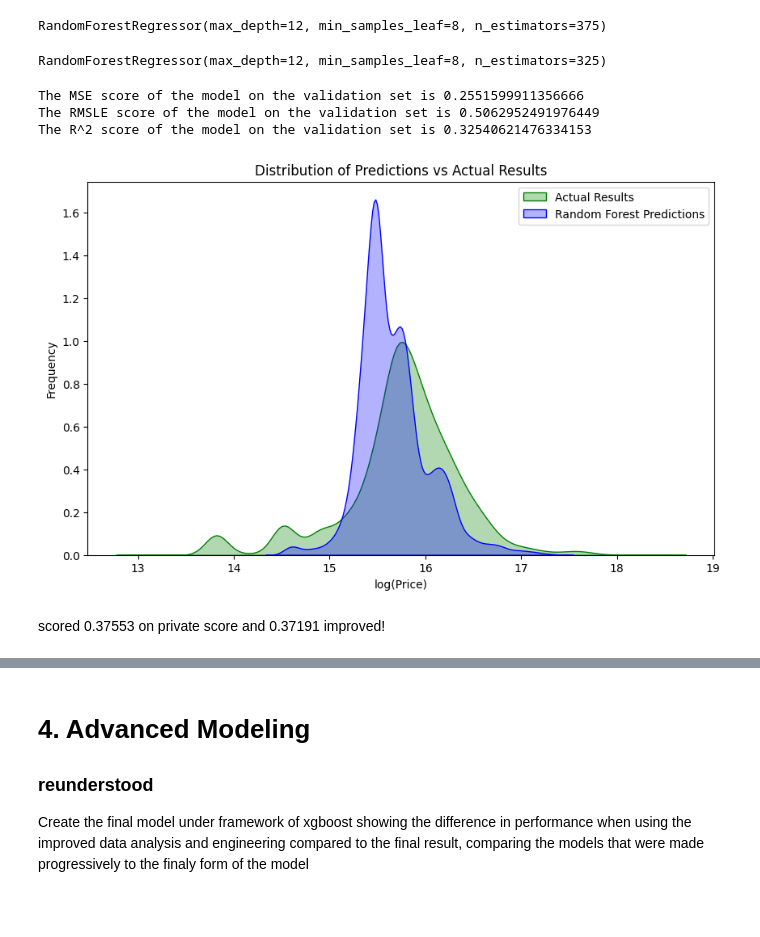
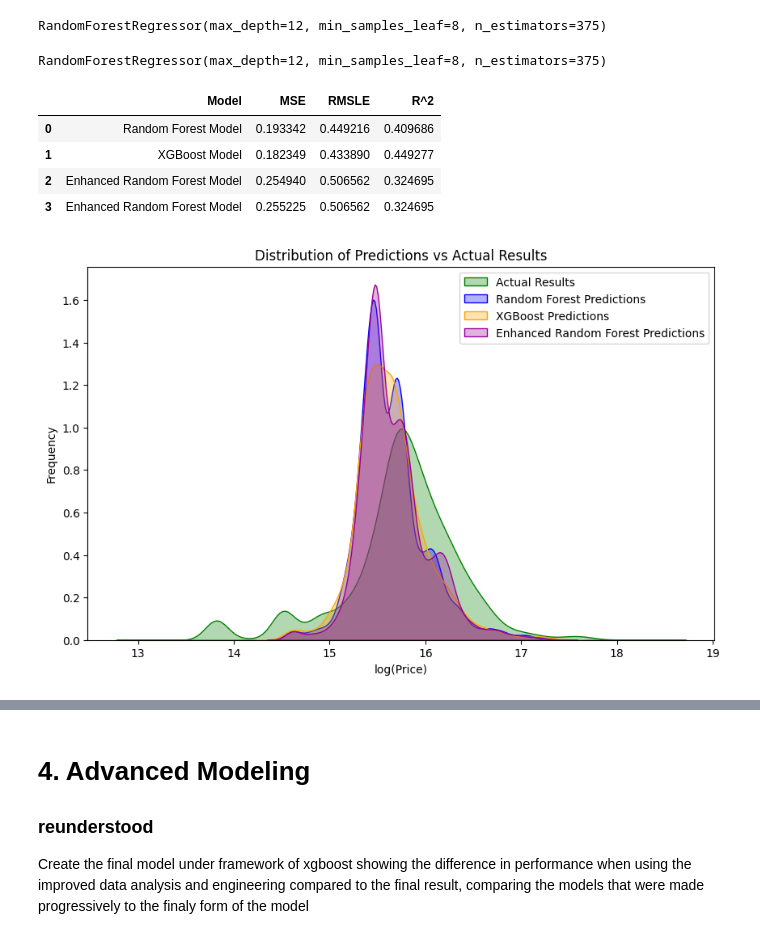
Before and after one commit to TomGeva/ML-project, a Jupyter notebook: ML-Final-Project.ipynb, the cells around one changed output, grey strips where cells are left out. Drawn from its saved outputs; the diff is of its cells as text; code cells hidden in the pictures; blank space fills up the shorter version.

```diff
--- a/ML-Final-Project.ipynb
+++ b/ML-Final-Project.ipynb
@@ -553,7 +556,7 @@ xgbR2 = xgbOptModel.score(xVal, yVal)
 metrics = pd.DataFrame({'Model': ['Random Forest Model', 'XGBoost Model'],
                         'MSE': [rndFrstMseScores.mean(), xgbMseScores.mean()],
                         'RMSLE': [rndFrstRmsle, xgbRmsle],
-                        'R^2': [rndFrstR2, xgbR2]}).set_index('Model')
+                        'R^2': [rndFrstR2, xgbR2]})
 display(metrics)
 
 plt.figure(figsize=(10, 6))
@@ -1562,39 +1431,47 @@ RandomForestRegressor(max_depth=12, min_samples_leaf=8, n_estimators=375)
 shortcutParams = {
     'max_depth': 12,
     'min_samples_leaf': 8,
-    'n_estimators': 325
+    'n_estimators': 375
 }
-shortcutRndFrstModel = RFR(**shortcutParams)
-shortcutRndFrstModel.fit(xTrn, yTrn)
+enhncRndFrstOptModel = RFR(**shortcutParams)
+enhncRndFrstOptModel.fit(xTrn, yTrn)
 # %% [output]
-RandomForestRegressor(max_depth=12, min_samples_leaf=8, n_estimators=325)
+RandomForestRegressor(max_depth=12, min_samples_leaf=8, n_estimators=375)
-# %%
-enhncRndFrstOptModel = shortcutRndFrstModel
 # %%
 enhncRndFrstMseScores = -1 * CVS(enhncRndFrstOptModel, xVal, yVal, cv = 5, scoring = 'neg_mean_squared_error')
-enhncRndFrstRmsle = np.sqrt(np.mean((enhncRndFrstOptModel.predict(xVal) - yVal) ** 2))
+enhncRndFrstPred = enhncRndFrstOptModel.predict(xVal)
+enhncRndFrstRmsle = np.sqrt(np.mean((enhncRndFrstPred - yVal) ** 2))
 enhncRndFrstR2 = enhncRndFrstOptModel.score(xVal, yVal)
 
-print(f'The MSE score of the model on the validation set is {enhncRndFrstMseScores.mean()}')
-print(f'The RMSLE score of the model on the validation set is {enhncRndFrstRmsle}')
-print(f'The R^2 score of the model on the validation set is {enhncRndFrstR2}')
+# print(f'The MSE score of the model on the validation set is {enhncRndFrstMseScores.mean()}')
+# print(f'The RMSLE score of the model on the validation set is {enhncRndFrstRmsle}')
+# print(f'The R^2 score of the model on the validation set is {enhncRndFrstR2}')
+
+metrics.loc[metrics.shape[0]] = {'Model': 'Enhanced Random Forest Model',
+                                 'MSE': enhncRndFrstMseScores.mean(),
+                                 'RMSLE': enhncRndFrstRmsle,
+                                 'R^2': enhncRndFrstR2}
+
+display(metrics)
 
 plt.figure(figsize=(10, 6))
 sns.kdeplot(yVal, color = 'green', fill = True, alpha = 0.3, label='Actual Results')
-sns.kdeplot(enhncRndFrstOptModel.predict(xVal), color = 'blue', fill = True, alpha = 0.3, label='Random Forest Predictions')
+sns.kdeplot(rndFrstPred, color = 'blue', fill = True, alpha = 0.3, label='Random Forest Predictions')
+sns.kdeplot(xgbPred, color = 'orange', fill = True, alpha = 0.3, label='XGBoost Predictions')
+sns.kdeplot(enhncRndFrstPred, color = '#990099', fill = True, alpha = 0.3, label='Enhanced Random Forest Predictions')
 plt.xlabel('log(Price)')
 plt.ylabel('Frequency')
 plt.title('Distribution of Predictions vs Actual Results')
 plt.legend()
 plt.show()
 # %% [output]
-The MSE score of the model on the validation set is 0.2551599911356666
-The RMSLE score of the model on the validation set is 0.5062952491976449
-The R^2 score of the model on the validation set is 0.32540621476334153
+|  | Model | MSE | RMSLE | R^2 |
+| 0 | Random Forest Model | 0.193342 | 0.449216 | 0.409686 |
+| 1 | XGBoost Model | 0.182349 | 0.433890 | 0.449277 |
+| 2 | Enhanced Random Forest Model | 0.254940 | 0.506562 | 0.324695 |
+| 3 | Enhanced Random Forest Model | 0.255225 | 0.506562 | 0.324695 |
-[figure, old version]
+[figure, new version]
 # %%
 yPredEnhncRndFrst = np.round(np.exp(enhncRndFrstOptModel.predict(imputedEnhncTest.drop(columns = ['id', 'timestamp']))), decimals = -3)
 enhncRndFrstSubmission = pd.DataFrame({'id': imputedEnhncTest.id, 'price_doc': yPredEnhncRndFrst})
 enhncRndFrstSubmission.to_csv('EnhancedRandomForestSubmission.csv', index = False)
-# %% [markdown]
-scored 0.37553 on private score and 0.37191 improved!
```
Also changed, not shown: parts of 45 cells of this notebook, 3 other files.
